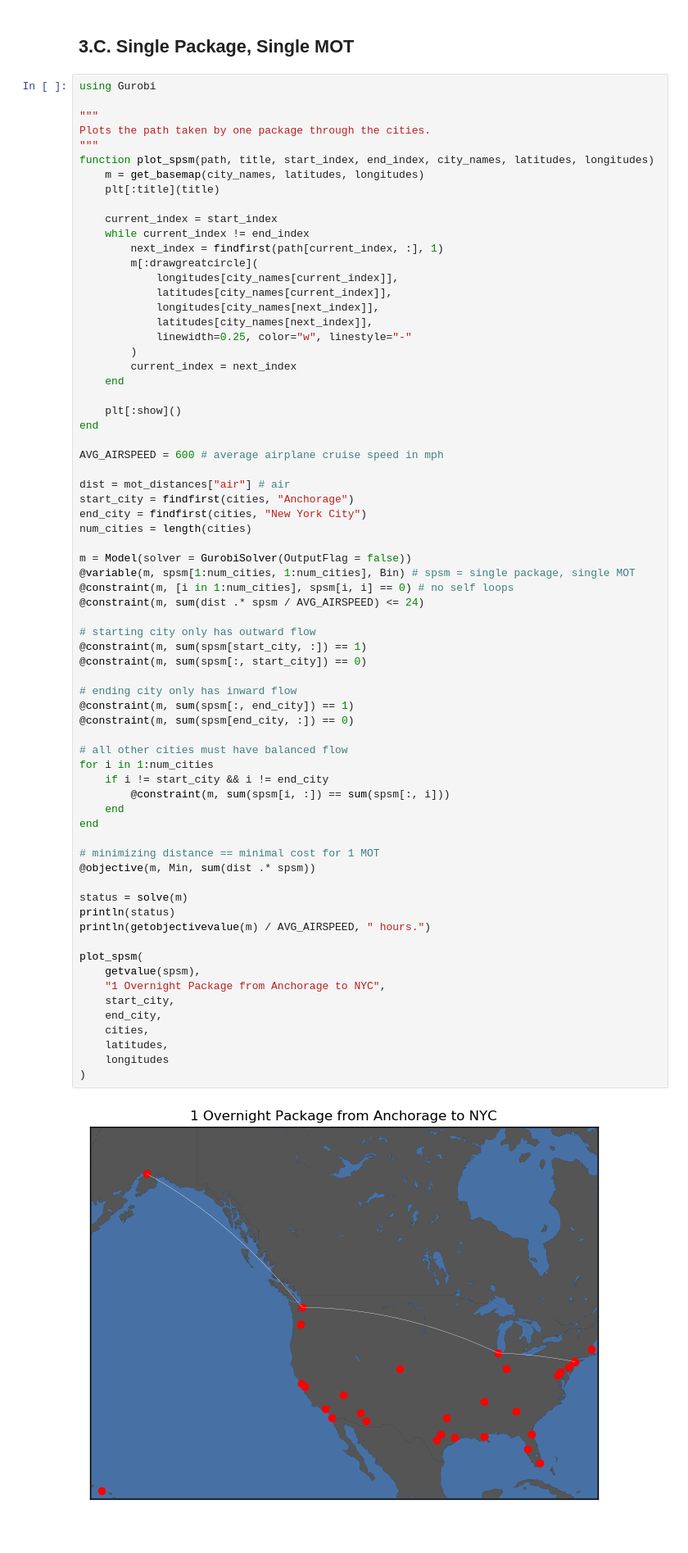
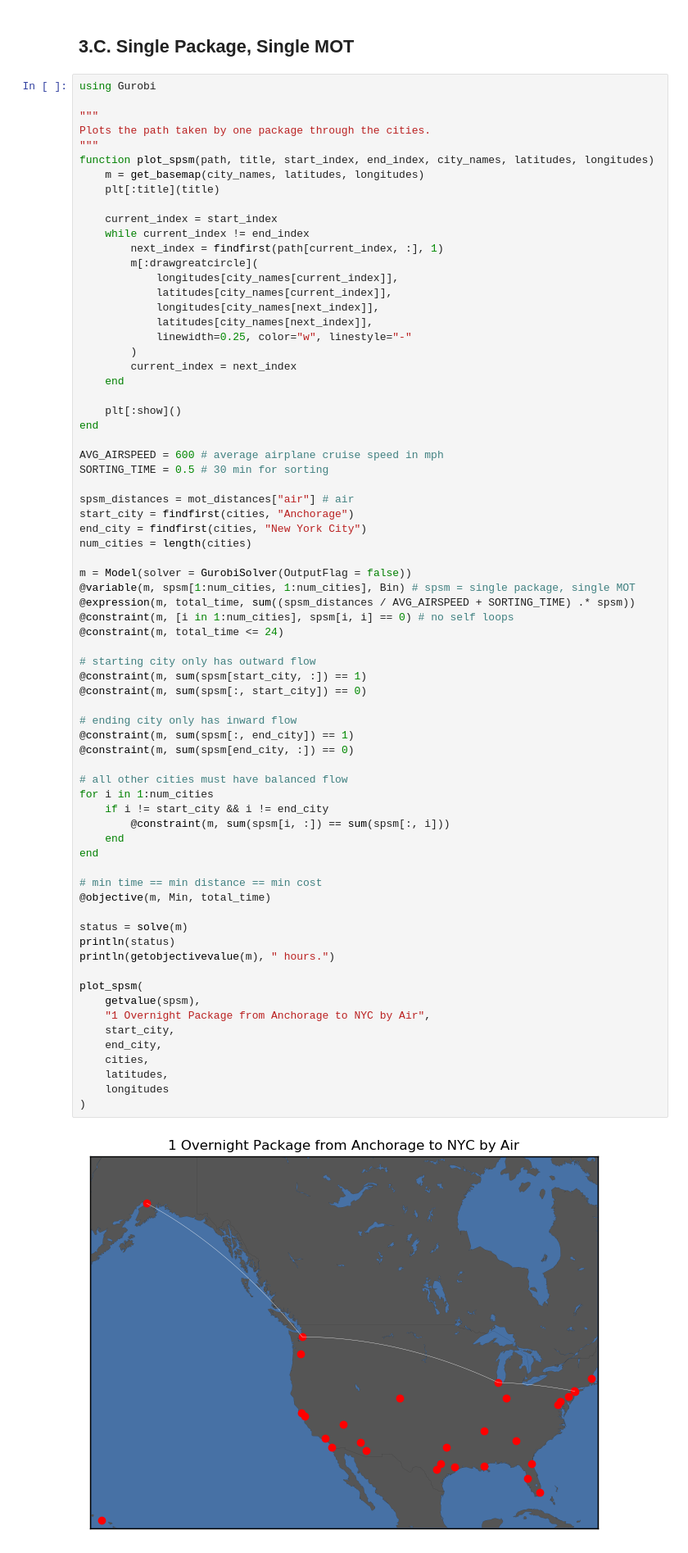
Before and after one commit to evandez/overnight-shipping, a Jupyter notebook: report.ipynb, the cells around one changed output. Shown at 82% size. Cells and saved outputs as stored; diff of their text form.

```diff
--- a/report.ipynb
+++ b/report.ipynb
@@ -297,49 +297,51 @@ function plot_spsm(path, title, start_index, end_index, city_names, latitudes, l
 end
 
 AVG_AIRSPEED = 600 # average airplane cruise speed in mph
+SORTING_TIME = 0.5 # 30 min for sorting
 
-dist = mot_distances["air"] # air
+spsm_distances = mot_distances["air"] # air
 start_city = findfirst(cities, "Anchorage")
 end_city = findfirst(cities, "New York City")
 num_cities = length(cities)
 
 m = Model(solver = GurobiSolver(OutputFlag = false))
 @variable(m, spsm[1:num_cities, 1:num_cities], Bin) # spsm = single package, single MOT
+@expression(m, total_time, sum((spsm_distances / AVG_AIRSPEED + SORTING_TIME) .* spsm))
 @constraint(m, [i in 1:num_cities], spsm[i, i] == 0) # no self loops
-@constraint(m, sum(dist .* spsm / AVG_AIRSPEED) <= 24)
+@constraint(m, total_time <= 24)
 
 # starting city only has outward flow
 @constraint(m, sum(spsm[start_city, :]) == 1)
 @constraint(m, sum(spsm[:, start_city]) == 0)
 
 # ending city only has inward flow
 @constraint(m, sum(spsm[:, end_city]) == 1)
 @constraint(m, sum(spsm[end_city, :]) == 0)
 
 # all other cities must have balanced flow
 for i in 1:num_cities
     if i != start_city && i != end_city
         @constraint(m, sum(spsm[i, :]) == sum(spsm[:, i]))
     end
 end
 
-# minimizing distance == minimal cost for 1 MOT
-@objective(m, Min, sum(dist .* spsm))
+# min time == min distance == min cost
+@objective(m, Min, total_time)
 
 status = solve(m)
 println(status)
-println(getobjectivevalue(m) / AVG_AIRSPEED, " hours.")
+println(getobjectivevalue(m), " hours.")
 
 plot_spsm(
     getvalue(spsm),
-    "1 Overnight Package from Anchorage to NYC",
+    "1 Overnight Package from Anchorage to NYC by Air",
     start_city,
     end_city,
     cities,
     latitudes,
     longitudes
 )
 # %% [output]
-[figure, old version]
+[figure, new version]
 Academic license - for non-commercial use only
 Optimal
```
Also changed, not shown: parts of 3 cells of this notebook.
